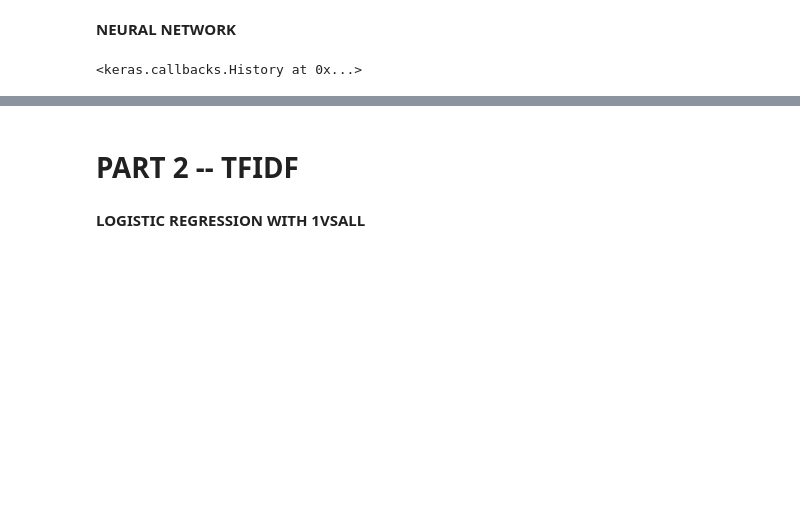
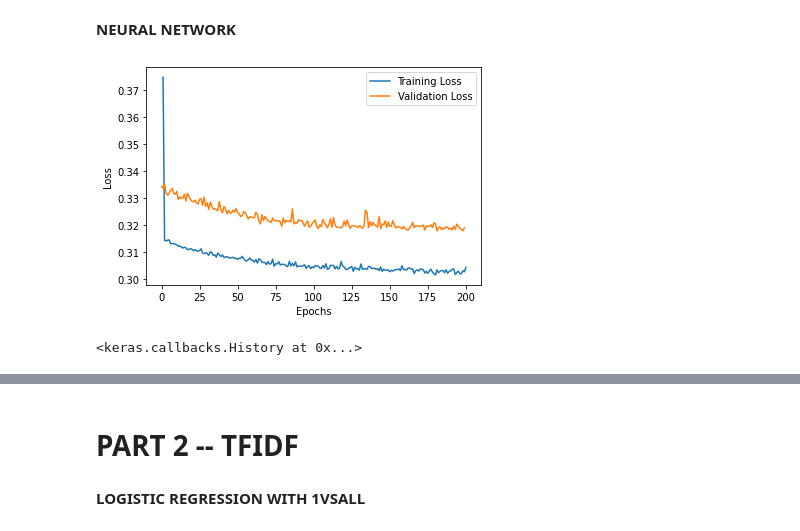
Before and after one commit to arya-araban/Computation-Intelligence-Projects, a Jupyter notebook: project2/Computation_Intelligence_project2_9612762832.ipynb, the cells around one changed output, grey strips where cells are left out. Cells and saved outputs as stored; diff of their text form; code cells hidden in the pictures; blank space fills up the shorter version.

```diff
--- a/project2/Computation_Intelligence_project2_9612762832.ipynb
+++ b/project2/Computation_Intelligence_project2_9612762832.ipynb
@@ -244,5 +248,5 @@ array([[0.12878917, 0.02568264, 0.56623371, ..., 0.07906572, 0.33364169,
 # %%
-xtrain_w2v, xtest_w2v, ytrain_w2v, ytest_w2v = train_test_split(x_vec_w2v, y, test_size=0.15, random_state=9) #now do splitting for classification
+xtrain_w2v, xtest_w2v, ytrain_w2v, ytest_w2v = train_test_split(x_vec_w2v, y, test_size=0.33, random_state=9) #now do splitting for classification
                                 #note that since parameters same as split above, the y's will be the same as before (ytrain_w2v == ytrain)
 # %% [markdown]
 **LOGISTIC REGRESSION WITH 1VSALL**
@@ -286,21 +290,44 @@ test set f-score: 0.4531607006854532
 # %% [markdown]
 **NEURAL NETWORK**
+# %%
+NUM_HIDDEN_LAYERS = 1
+LAYER_SIZE = 145
 # %%
 def get_model(n_inputs, n_outputs):
-	model = Sequential()
-	model.add(Dense(20, input_dim=n_inputs, kernel_initializer='he_uniform', activation='relu'))
-	model.add(Dense(n_outputs, activation='sigmoid'))
-	model.compile(loss='binary_crossentropy', optimizer='adam')
-	return model
+  model = Sequential()
+  model.add(Dropout(0.2,input_dim=n_inputs))
+  model.add(Dense(LAYER_SIZE, kernel_initializer='he_uniform', activation='tanh'))
+  for _ in range (NUM_HIDDEN_LAYERS-1):
+    model.add(Dense(int(LAYER_SIZE), kernel_initializer='he_uniform', activation='tanh'))
+  model.add(Dense(n_outputs, activation='sigmoid'))
+  model.compile(loss='binary_crossentropy', optimizer='adam',metrics='accuracy')
+  return model
 
 
 x_train, y_train = xtrain_w2v, ytrain_w2v
 n_inputs, n_outputs = x_train.shape[1], y_train.shape[1]
 
 model = get_model(n_inputs, n_outputs)
-model.fit(x_train, y_train, verbose=0, epochs=100)
+history = model.fit(x_train, y_train, verbose=0, epochs=200, validation_split=0.1)
-# %% [output]
-<keras.callbacks.History at 0x...>
+# %%
+loss_values = history.history['loss']
+vlloss_values = history.history['val_loss']
+epochs = range(1, len(loss_values)+1)
+
+plt.plot(epochs, loss_values, label='Training Loss')
+plt.plot(vlloss_values, label='Validation Loss')
+plt.xlabel('Epochs')
+plt.ylabel('Loss')
+plt.legend()
+
+plt.show()
+# %% [output]
+[figure, added]
+# %%
+model = get_model(n_inputs, n_outputs)
+model.fit(x_train, y_train, verbose=0, epochs=100)
+# %% [output]
+<keras.callbacks.History at 0x...>
 # %%
 nn_y_pred_trn = model.predict(xtrain_w2v)
 nn_y_pred_tst = model.predict(xtest_w2v)
```
Also changed, not shown: parts of 26 cells of this notebook.
